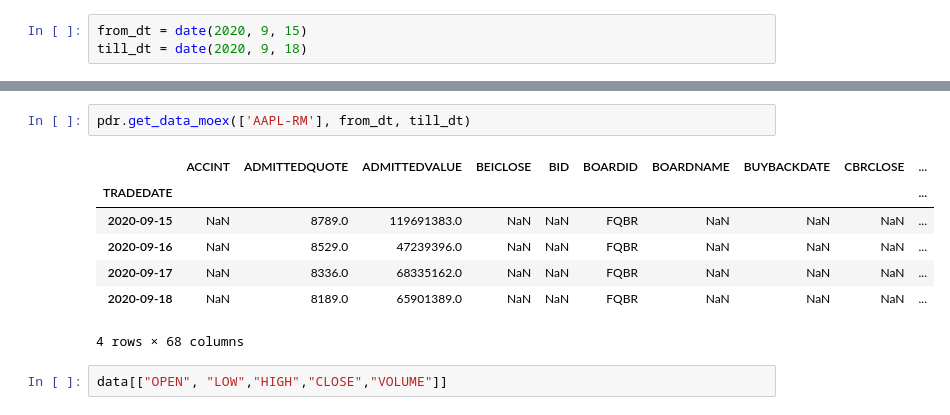
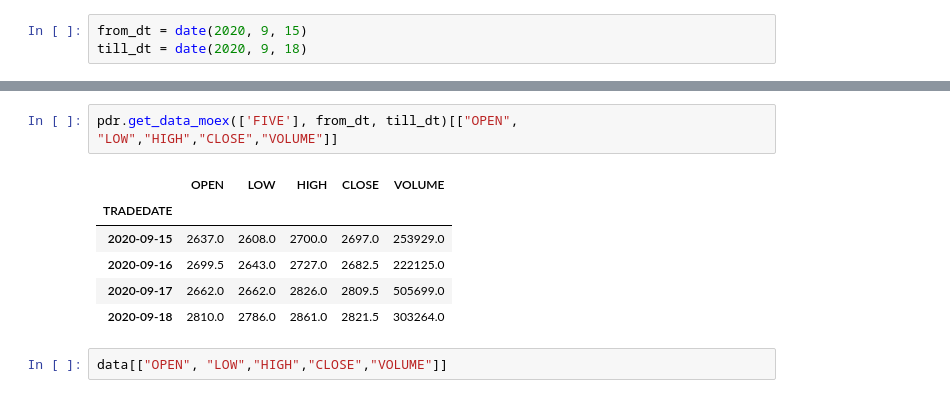
Before and after one commit to NNTrade/Stock-quote-loader-lib, a Jupyter notebook: jnotebook/moex.ipynb, the cells around one changed output, grey strips where cells are left out. Saved outputs shown, nothing was run; the diff lists cells and outputs as text.

```diff
--- a/jnotebook/moex.ipynb
+++ b/jnotebook/moex.ipynb
@@ -18,13 +12,12 @@ data
 # %%
-pdr.get_data_moex(['AAPL-RM'], from_dt, till_dt)
+pdr.get_data_moex(['FIVE'], from_dt, till_dt)[["OPEN", "LOW","HIGH","CLOSE","VOLUME"]]
 # %% [output]
-|  | ACCINT | ADMITTEDQUOTE | ADMITTEDVALUE | BEICLOSE | BID | BOARDID | BOARDNAME | BUYBACKDATE | CBRCLOSE | ... |
-| TRADEDATE |  |  |  |  |  |  |  |  |  | ... |
-| 2020-09-15 | NaN | 8789.0 | 119691383.0 | NaN | NaN | FQBR | NaN | NaN | NaN | ... |
-| 2020-09-16 | NaN | 8529.0 | 47239396.0 | NaN | NaN | FQBR | NaN | NaN | NaN | ... |
-| 2020-09-17 | NaN | 8336.0 | 68335162.0 | NaN | NaN | FQBR | NaN | NaN | NaN | ... |
-| 2020-09-18 | NaN | 8189.0 | 65901389.0 | NaN | NaN | FQBR | NaN | NaN | NaN | ... |
+|  | OPEN | LOW | HIGH | CLOSE | VOLUME |
+| TRADEDATE |  |  |  |  |  |
+| 2020-09-15 | 2637.0 | 2608.0 | 2700.0 | 2697.0 | 253929.0 |
+| 2020-09-16 | 2699.5 | 2643.0 | 2727.0 | 2682.5 | 222125.0 |
+| 2020-09-17 | 2662.0 | 2662.0 | 2826.0 | 2809.5 | 505699.0 |
+| 2020-09-18 | 2810.0 | 2786.0 | 2861.0 | 2821.5 | 303264.0 |
-4 rows × 68 columns
 # %%
 data[["OPEN", "LOW","HIGH","CLOSE","VOLUME"]]
 # %% [output]
```
Also changed, not shown: parts of 11 cells of this notebook, 8 other files.
